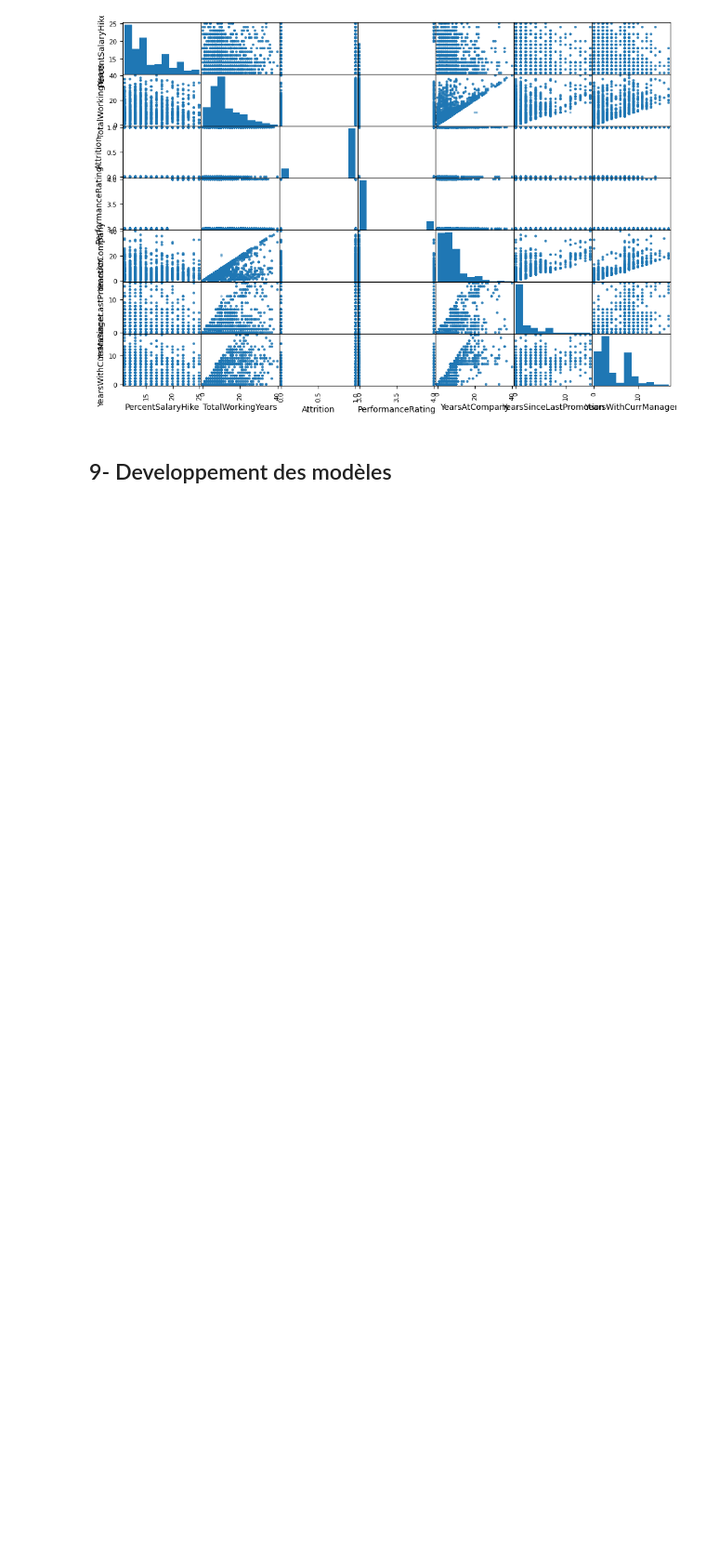
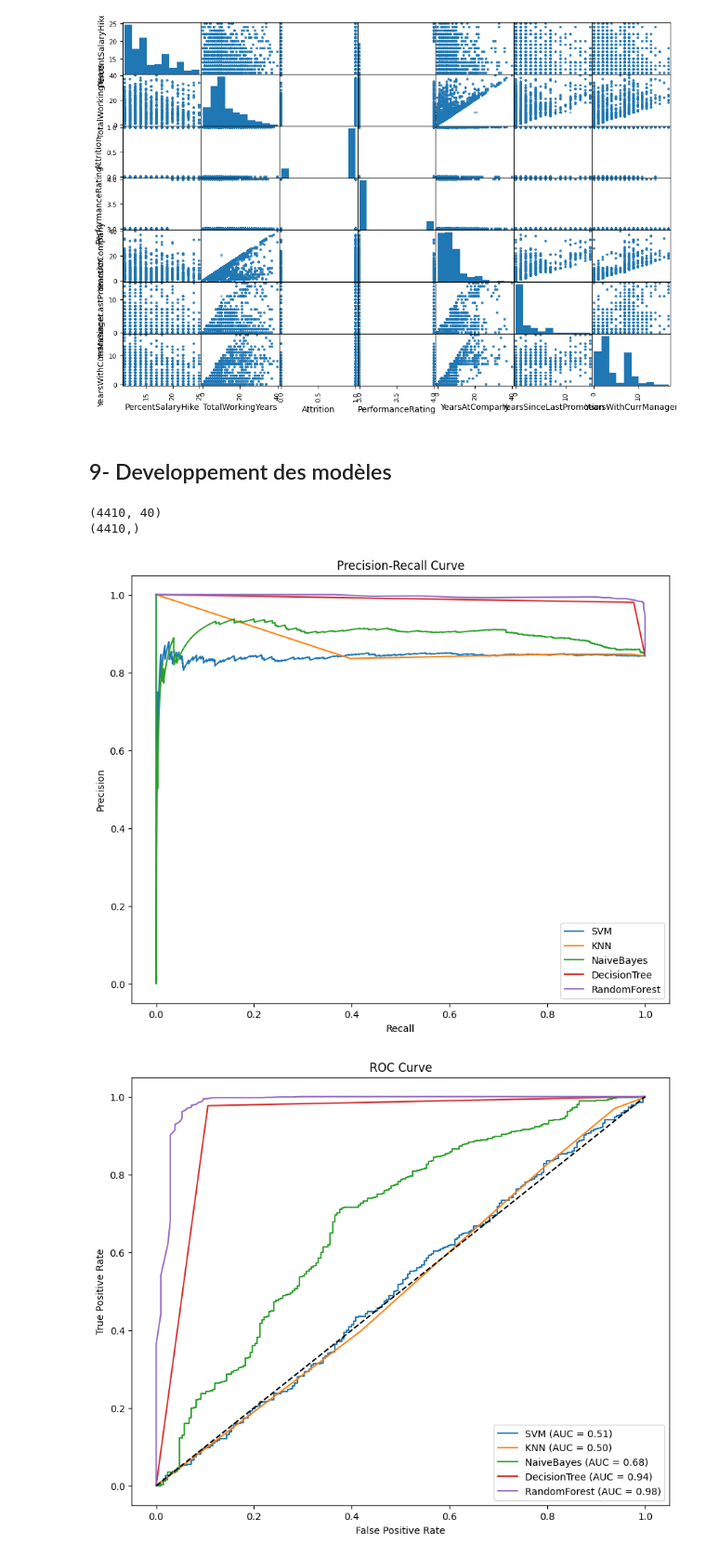
Before and after one commit to Byrong8at/Machine-learning, a Jupyter notebook: Code/Livrable.ipynb, the cells around one changed output. Shown at 93% size. Drawn from its saved outputs; the diff is of its cells as text; code cells hidden in the pictures; blank space fills up the shorter version.

```diff
--- a/Code/Livrable.ipynb
+++ b/Code/Livrable.ipynb
@@ -319,3 +319,17 @@ plt.show()
 [figure]
 # %% [markdown]
 ## 9- Developpement des modèles
+# %%
+from sklearn.model_selection import train_test_split
+# Séparation des caractéristiques et de la cible
+
+X = info_finish.drop("Attrition",axis=1)
+y= info_finish["Attrition"]
+
+# Vérification des dimensions
+print(X.shape)
+print(y.shape)
+X_train, X_test, y_train, y_test = train_test_split(X, y, test_size=0.3, random_state=42)
+# %% [output]
+(4410, 40)
+(4410,)
@@ -321,0 +358,36 @@ plt.show()
+# %%
+from sklearn.metrics import confusion_matrix,precision_recall_curve,roc_auc_score,roc_curve
+# Tracer les courbes de Précision-Rappel
+plt.figure(figsize=(10, 8))
+
+for name, model in models.items():
+    if hasattr(model, "predict_proba"):
+        y_proba = model.predict_proba(X_test)[:, 1]
+        precision, recall, _ = precision_recall_curve(y_test, y_proba)
+        plt.plot(recall, precision, label=f"{name}")
+
+plt.xlabel('Recall')
+plt.ylabel('Precision')
+plt.title('Precision-Recall Curve')
+plt.legend()
+plt.show()
+
+# Tracer les courbes ROC
+plt.figure(figsize=(10, 8))
+
+for name, model in models.items():
+    if hasattr(model, "predict_proba"):
+        y_proba = model.predict_proba(X_test)[:, 1]
+        fpr, tpr, _ = roc_curve(y_test, y_proba)
+        auc = roc_auc_score(y_test, y_proba)
+        plt.plot(fpr, tpr, label=f"{name} (AUC = {auc:.2f})")
+
+plt.plot([0, 1], [0, 1], 'k--')
+plt.xlabel('False Positive Rate')
+plt.ylabel('True Positive Rate')
+plt.title('ROC Curve')
+plt.legend()
+plt.show()
+# %% [output]
+[figure, added]
+[figure, added]
```
Also changed, not shown: parts of 6 cells of this notebook.
